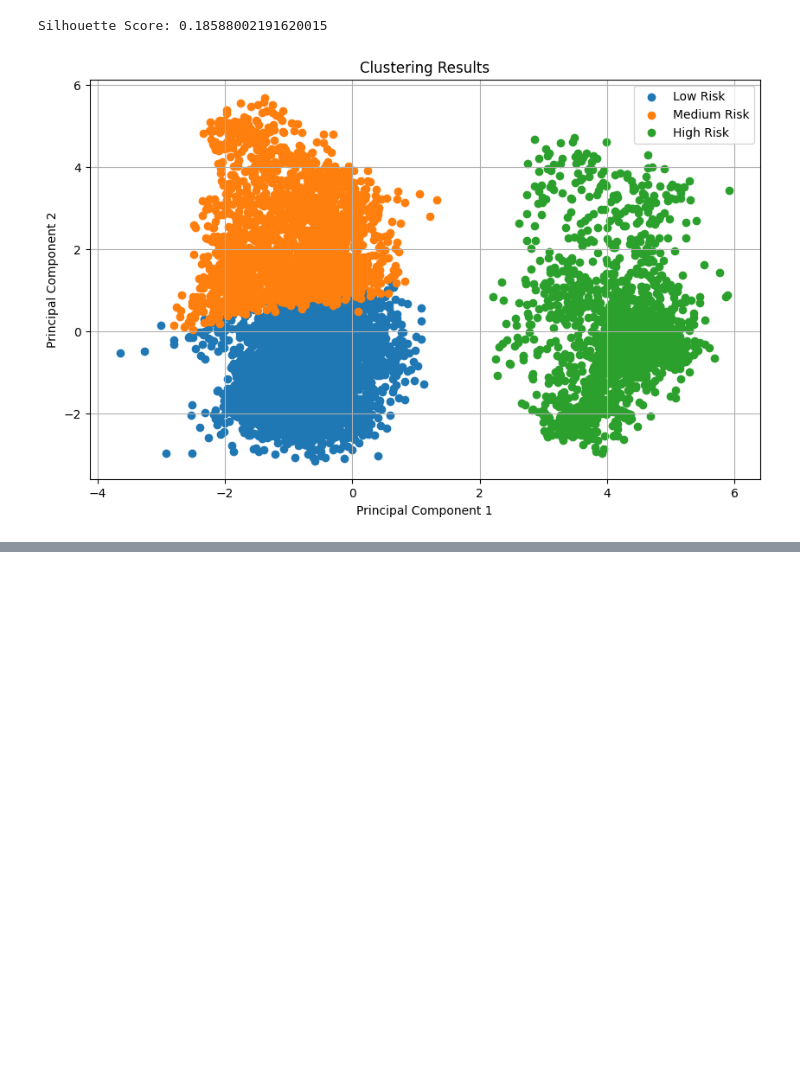
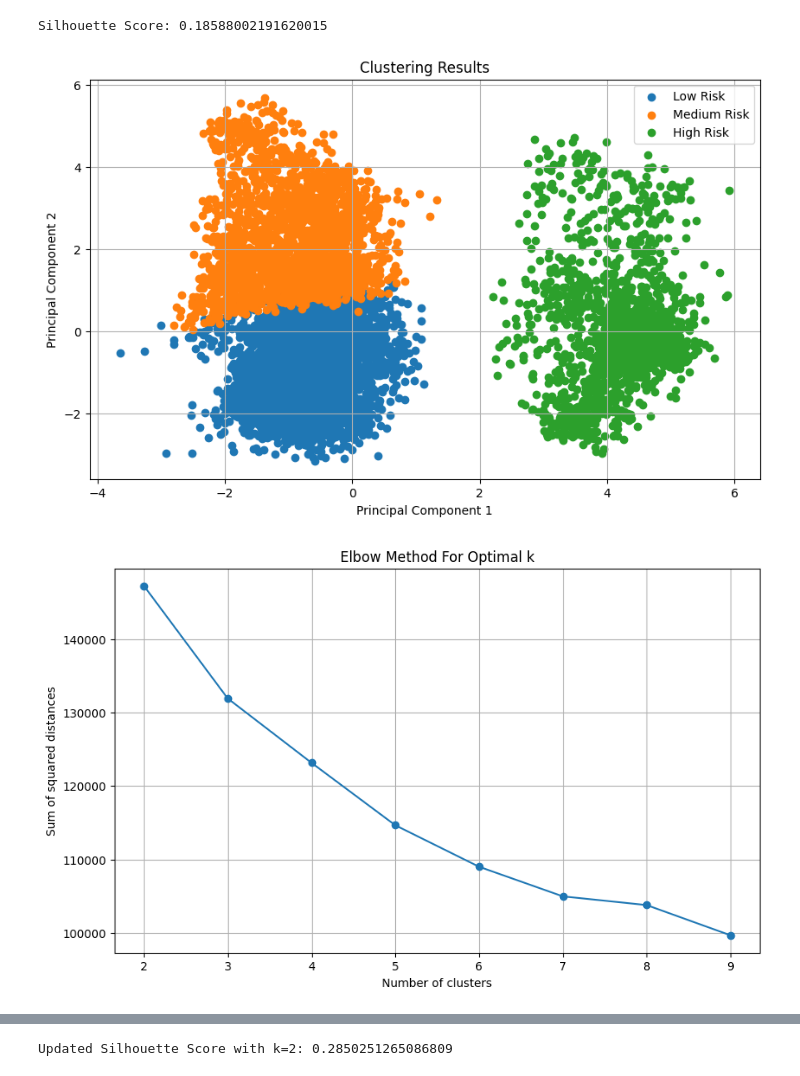
Before and after one commit to mahsanazar/Machine-Learnin--Churn-prediction, a Jupyter notebook: clustering.ipynb, the cells around one changed output, grey strips where cells are left out. Cells and saved outputs as stored; diff of their text form; code cells hidden in the pictures; blank space fills up the shorter version.

```diff
--- a/clustering.ipynb
+++ b/clustering.ipynb
@@ -13,7 +13,7 @@ data = pd.read_csv('BankChurners.csv')
 categorical_features = ['Gender', 'Education_Level', 'Marital_Status', 'Income_Category', 'Card_Category']
 data = pd.get_dummies(data.drop(columns=categorical_features), drop_first=True)
 
-# Normalize numerical features
+# Normalize numerical featuresc
 scaler = StandardScaler()
 data_scaled = scaler.fit_transform(data)
 
@@ -29,30 +29,72 @@ cluster_labels = kmeans.labels_
 
 # Map cluster labels to risk categories
 cluster_labels_mapping = {
     0: 'Low Risk',
     1: 'Medium Risk',
     2: 'High Risk'
 }
 
 # Calculate Silhouette Score
 silhouette_avg = silhouette_score(data_scaled, cluster_labels)
 print(f"Silhouette Score: {silhouette_avg}")
 
 # Apply PCA to reduce dimensions to 2
 pca = PCA(n_components=2)
 data_pca = pca.fit_transform(data_scaled)
 
 # Plot clustered data with risk category labels
 plt.figure(figsize=(10, 6))
 for cluster in range(n_clusters):
     plt.scatter(data_pca[cluster_labels == cluster, 0], data_pca[cluster_labels == cluster, 1], label=cluster_labels_mapping[cluster])
 
 plt.title('Clustering Results')
 plt.xlabel('Principal Component 1')
 plt.ylabel('Principal Component 2')
 plt.legend()
 plt.grid(True)
 plt.show()
+
+from sklearn.cluster import KMeans
+import matplotlib.pyplot as plt
+
+# Define a range of clusters to evaluate
+range_n_clusters = list(range(2, 10))  # Here we check from 2 to 9 clusters
+
+# Compute the sum of squared distances (inertia)
+inertias = []
+for n_clusters in range_n_clusters:
+    kmeans = KMeans(n_clusters=n_clusters, random_state=42)
+    kmeans.fit(data_scaled)
+    inertias.append(kmeans.inertia_)
+
+# Plotting the Elbow Curve
+plt.figure(figsize=(10, 6))
+plt.plot(range_n_clusters, inertias, marker='o')
+plt.title('Elbow Method For Optimal k')
+plt.xlabel('Number of clusters')
+plt.ylabel('Sum of squared distances')
+plt.grid(True)
+plt.show()
+from sklearn.metrics import silhouette_score
+
+# Calculate silhouette scores for each k
+silhouette_scores = []
+for n_clusters in range_n_clusters:
+    kmeans = KMeans(n_clusters=n_clusters, random_state=42)
+    kmeans.fit(data_scaled)
+    cluster_labels = kmeans.labels_
+    silhouette_avg = silhouette_score(data_scaled, cluster_labels)
+    silhouette_scores.append(silhouette_avg)
+
+# Plot silhouette scores to see which has the highest score
+plt.figure(figsize=(10, 6))
+plt.plot(range_n_clusters, silhouette_scores, marker='o')
+plt.title('Silhouette Scores for Various Clusters')
+plt.xlabel('Number of clusters')
+plt.ylabel('Silhouette Score')
+plt.grid(True)
+plt.show()
 # %% [output]
 Silhouette Score: 0.18588002191620015
 [figure]
+[figure, added]
@@ -58,0 +102,18 @@ Silhouette Score: 0.18588002191620015
+# %%
+from sklearn.cluster import KMeans
+from sklearn.metrics import silhouette_score
+from sklearn.decomposition import PCA
+
+# Apply K-means with the optimal number of clusters
+optimal_k = 2
+kmeans = KMeans(n_clusters=optimal_k, random_state=42)
+kmeans.fit(data_scaled)
+
+# Get the new cluster labels
+cluster_labels = kmeans.labels_
+
+# Calculate the new Silhouette Score
+silhouette_avg = silhouette_score(data_scaled, cluster_labels)
+print(f"Updated Silhouette Score with k={optimal_k}: {silhouette_avg}")
+# %% [output]
+Updated Silhouette Score with k=2: 0.2850251265086809
```
Also changed, not shown: parts of 2 cells of this notebook, 23 other files.
